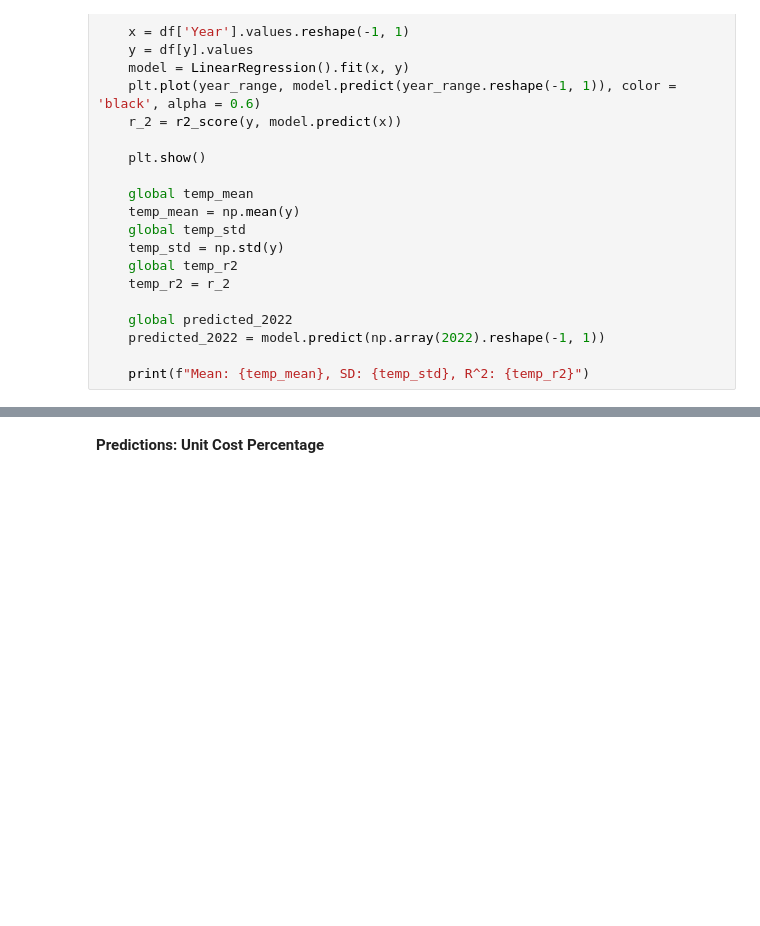
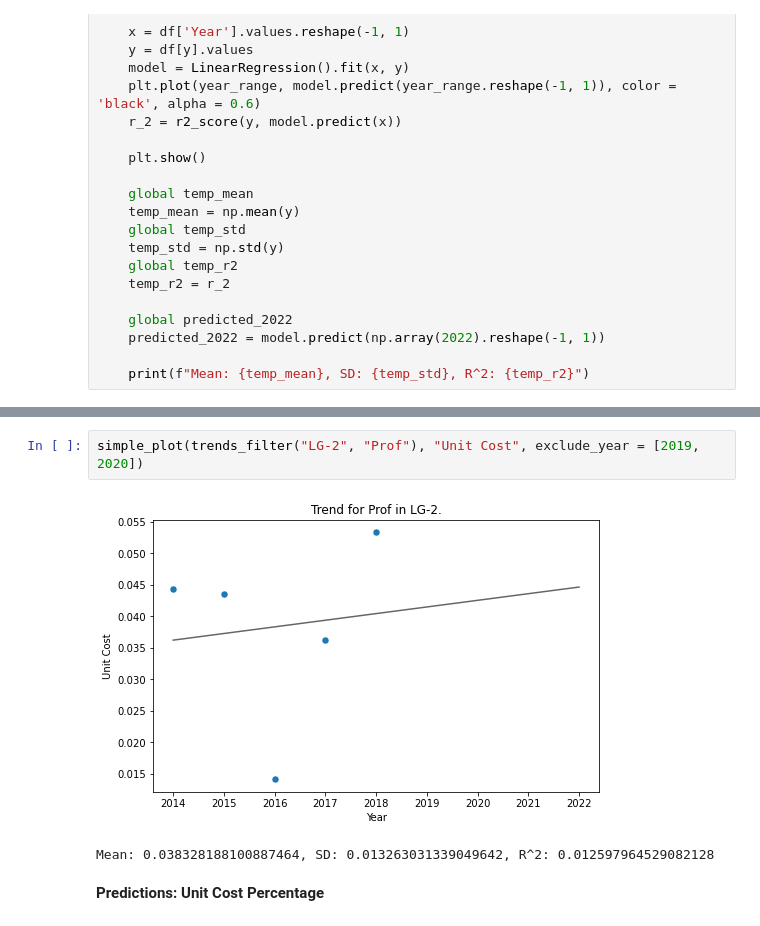
Before and after one commit to Kc1227/BAS-Case-Comp-2023, a Jupyter notebook: Code/Historical Model.ipynb, the cells around one changed output, grey strips where cells are left out. Drawn from its saved outputs; the diff is of its cells as text; blank space fills up the shorter version.

```diff
--- a/Code/Historical Model.ipynb
+++ b/Code/Historical Model.ipynb
@@ -59,3 +74,8 @@ def simple_plot(df, y, exclude_year = None, year_range = np.arange(2014, 2023, 1
+# %%
+simple_plot(trends_filter("LG-2", "Prof"), "Unit Cost", exclude_year = [2019, 2020])
+# %% [output]
+[figure, added]
+Mean: 0.038328188100887464, SD: 0.013263031339049642, R^2: 0.012597964529082128
 # %% [markdown]
 **Predictions: Unit Cost Percentage**
 # %%
```
Also changed, not shown: parts of 10 cells of this notebook, 1 other file.
